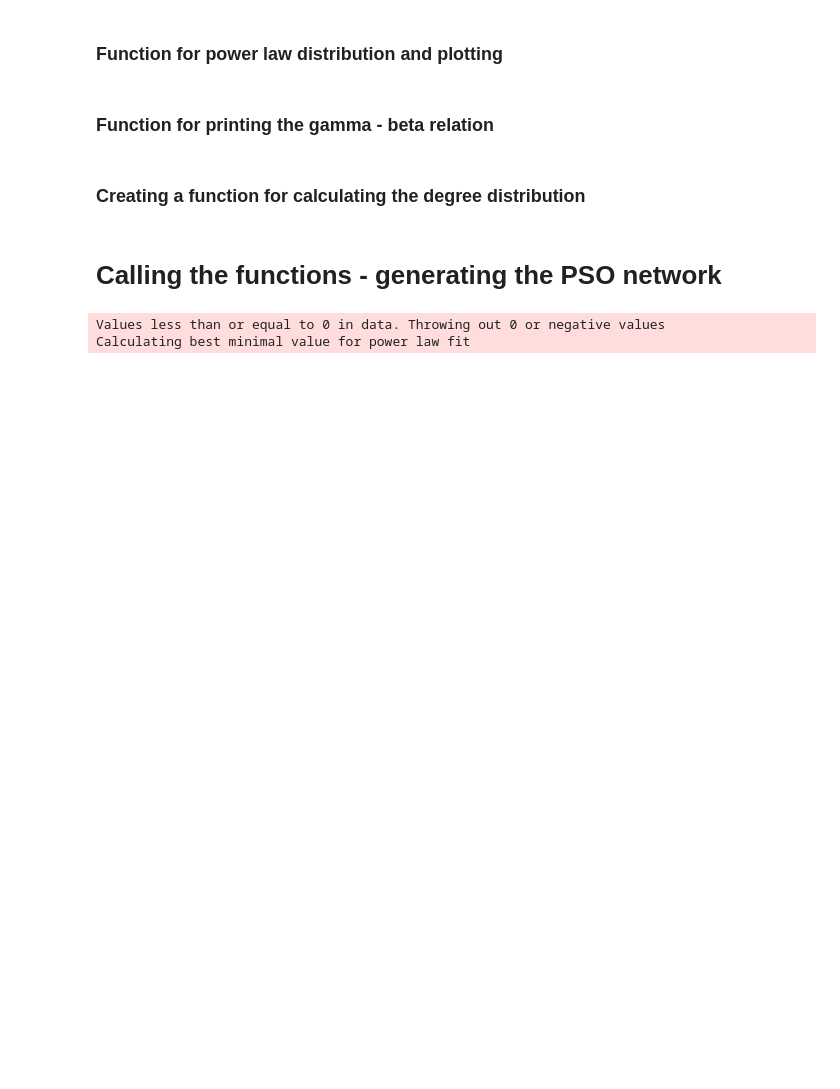
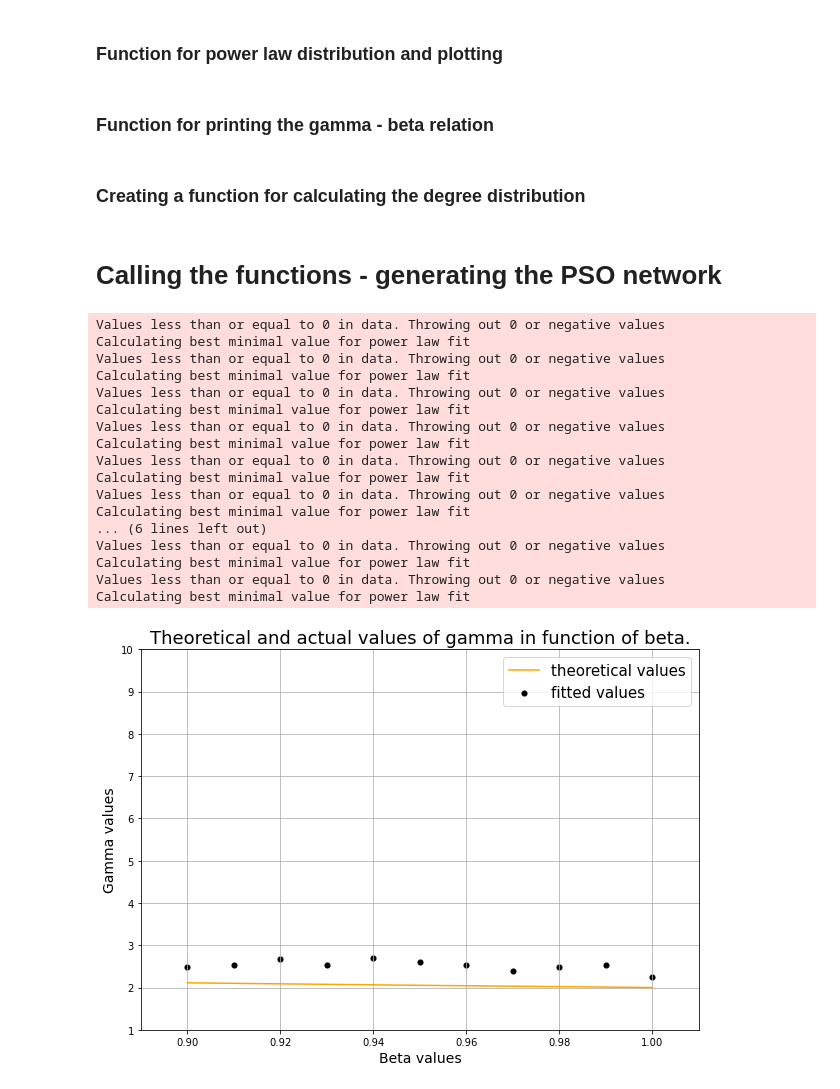
Before and after one commit to domonkoshaffner/network_visualisation, a Jupyter notebook: popularity_vs_similarity_hyperb_extended_beta_T.ipynb, the cells around one changed output. Cells and saved outputs as stored; diff of their text form; code cells hidden in the pictures; blank space fills up the shorter version.

Commit message:
Different delta_theta calc.

```diff
--- a/popularity_vs_similarity_hyperb_extended_beta_T.ipynb
+++ b/popularity_vs_similarity_hyperb_extended_beta_T.ipynb
@@ -72,3 +51,13 @@ def radial_dst(theta1, theta2):
+# %%
+def radial_dst(theta1, theta2):
+
+        dst1 = abs(theta1 - theta2)
+        dst2 = abs(2*math.pi - dst1)
+
+        if dst1 < dst2:
+            return dst1
+        else:
+            return dst2
 # %% [markdown]
 ## Generating the circle
 # %%
@@ -132,7 +121,7 @@ plt.show()
 # %% [markdown]
 ### Function for generating and adding nodes to the circle
 # %%
-def generating_circle(new_num_nodes_to_generate, all_x_coord, all_y_coord, r_values, theta_values, T, beta, m, zeta):
+def generating_circle(new_num_nodes_to_generate, T, beta, m, zeta):
 
     # Creating lists to save the generated coordinates and probabilities of connections
     generated_coordinates = []
@@ -157,7 +146,7 @@ def generating_circle(new_num_nodes_to_generate, all_x_coord, all_y_coord, r_val
         #new r and theta
         r = 2/zeta*math.log(i)
         while theta in theta_list:
-            theta = np.random.uniform(0,int(2*math.pi*1000000))/1000000 - math.pi
+            theta = np.random.uniform(0,int(2*math.pi*1000000))/1000000# - math.pi
 
         # appending the values
         r_list.append(r)
@@ -177,6 +166,7 @@ def generating_circle(new_num_nodes_to_generate, all_x_coord, all_y_coord, r_val
                 R_i = r - (2/zeta) * math.log( (2*T / math.sin(T*math.pi)) * zeta*r/m)
 
             #calculating the probability of connection
+            #print(radial_dst(theta_list[j], theta))
             x_st = r + r_list[j] + (2/zeta)*math.log(radial_dst(theta_list[j], theta)/2)
             p_st = (1 / (1 + math.exp((x_st - R_i) * zeta / (2*T) )))
 
@@ -447,12 +312,13 @@ def plot_degree_histogram(g, normalized=False):
 # %%
 # Setting some variables
 
-new_num_nodes_to_generate = 500
+new_num_nodes_to_generate = 300
 
-m = 3
-T = 0.3
-zeta = 2
+m = 50
+T = 0.9
+zeta = 10
 beta_values = np.array(range(90,101))/100
+#beta_values = [1]
 
 # Creating list to store gamma values
 
@@ -462,37 +328,53 @@ for betas in beta_values:
 
     # Calling the coordinates function
 
-    coordinates_temp = generating_circle(new_num_nodes_to_generate, all_x_coord, all_y_coord, r_values, theta_values, T, betas, m, zeta)
+    coordinates_temp = generating_circle(new_num_nodes_to_generate, T, betas, m, zeta)
 
     # Extracting the values
 
     generated_coordinates = coordinates_temp[0]
     edges = np.array(list(np.array(generated_coordinates).T[1])).T
     #r_values = coordinates_temp[1][0]
     #theta_values = coordinates_temp[1][1]
     nodes = coordinates_temp[1][2]
 
     # Generating the actual network
     circle_network = network_gen(nodes, edges)
 
     # Calculating the power law value
     fit = powerlaw.Fit(np.array(nx.degree(circle_network)).T[1])
     gamma_values.append(fit.power_law.alpha)
 
 
 # Plotting the gamma-beta distribution
 
 y_lower = 1
 y_upper = 10
 
 x_lower = 0.89
 x_upper = 1.01
 
 save_img = False
 
 gamma_beta_print(gamma_values, beta_values, y_lower, y_upper, x_lower, x_upper, save_img)
 # %% [output]
 Values less than or equal to 0 in data. Throwing out 0 or negative values
 Calculating best minimal value for power law fit
+Values less than or equal to 0 in data. Throwing out 0 or negative values
+Calculating best minimal value for power law fit
+Values less than or equal to 0 in data. Throwing out 0 or negative values
+Calculating best minimal value for power law fit
+Values less than or equal to 0 in data. Throwing out 0 or negative values
+Calculating best minimal value for power law fit
+Values less than or equal to 0 in data. Throwing out 0 or negative values
+Calculating best minimal value for power law fit
+Values less than or equal to 0 in data. Throwing out 0 or negative values
+Calculating best minimal value for power law fit
+... (6 lines left out)
+Values less than or equal to 0 in data. Throwing out 0 or negative values
+Calculating best minimal value for power law fit
+Values less than or equal to 0 in data. Throwing out 0 or negative values
+Calculating best minimal value for power law fit
+[figure, added]
 # %%
 gamma_values
```
Also changed, not shown: parts of 8 cells of this notebook.
